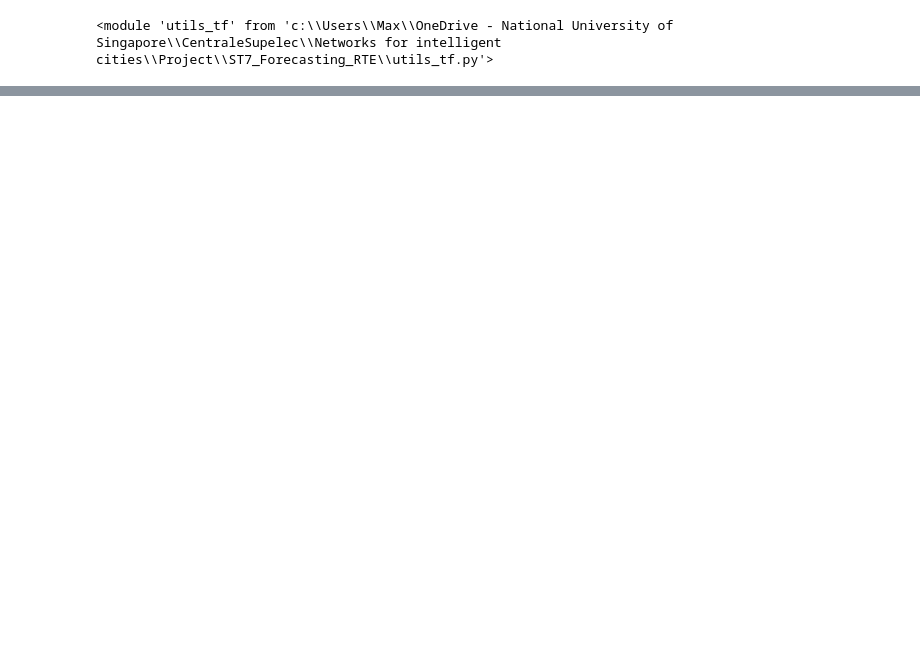
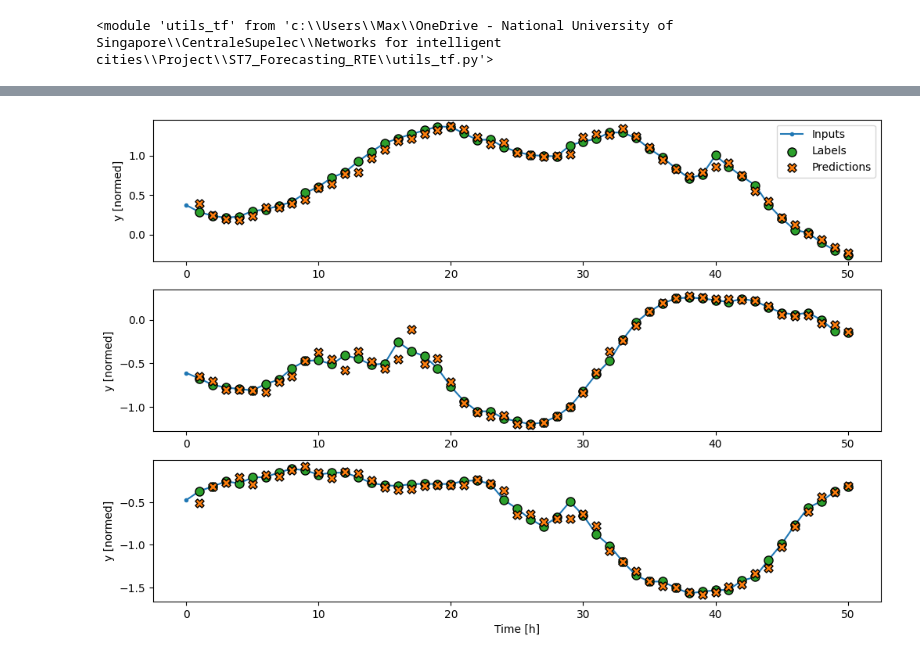
Before and after one commit to adonis107/ST7_Forecasting_RTE, a Jupyter notebook: RNN_modeling.ipynb, the cells around one changed output, grey strips where cells are left out. Saved outputs shown, nothing was run; the diff lists cells and outputs as text; code cells hidden in the pictures; blank space fills up the shorter version.

```diff
--- a/RNN_modeling.ipynb
+++ b/RNN_modeling.ipynb
@@ -43,0 +44,8 @@ wide_RNN_window.plot(lstm_model)
+# %%
+less_wide_RNN_window = u.WindowGenerator(
+    input_width=50, label_width=50, shift=1,
+    label_columns=['y'])
+# %%
+less_wide_RNN_window.plot(lstm_model)
+# %% [output]
+[figure, added]
```
Also changed, not shown: parts of 2 cells of this notebook, 2 other files.
